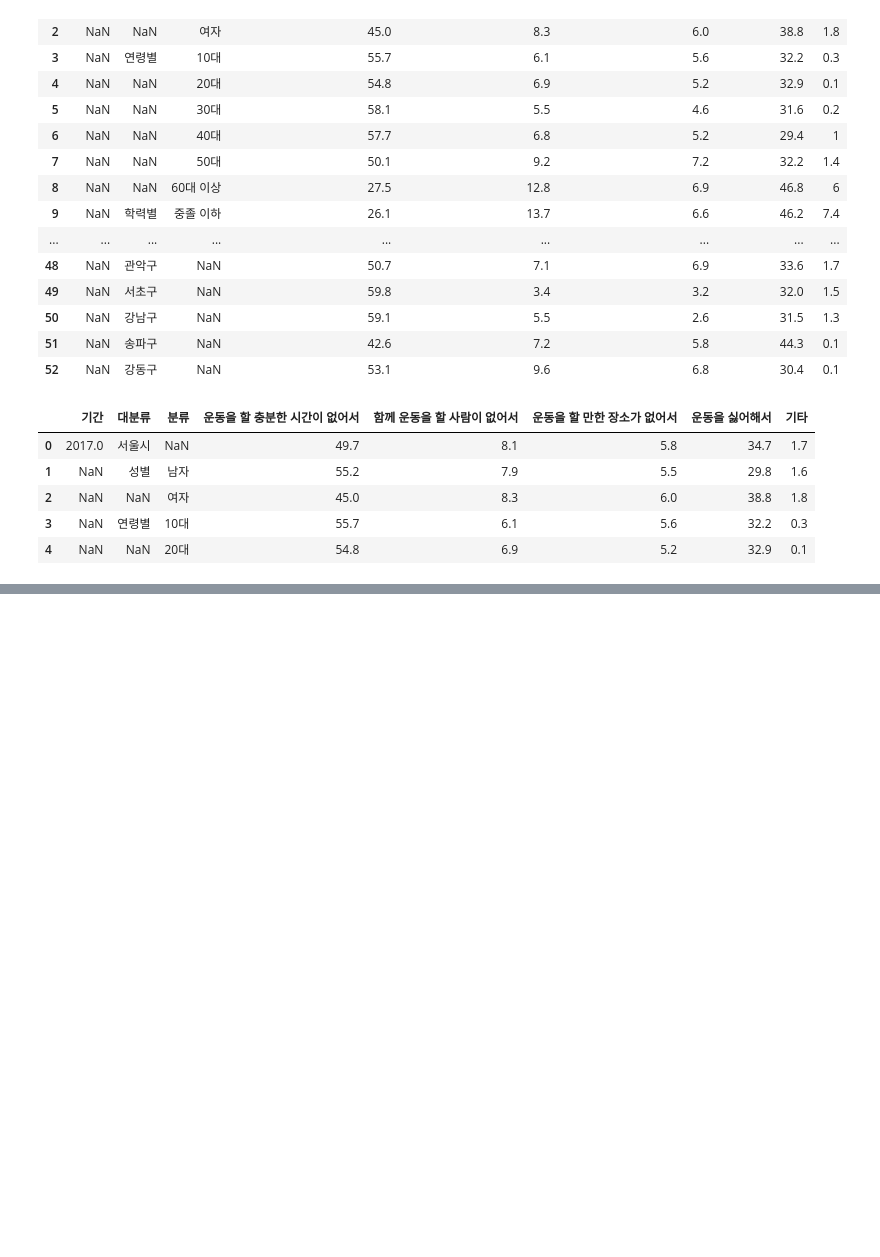
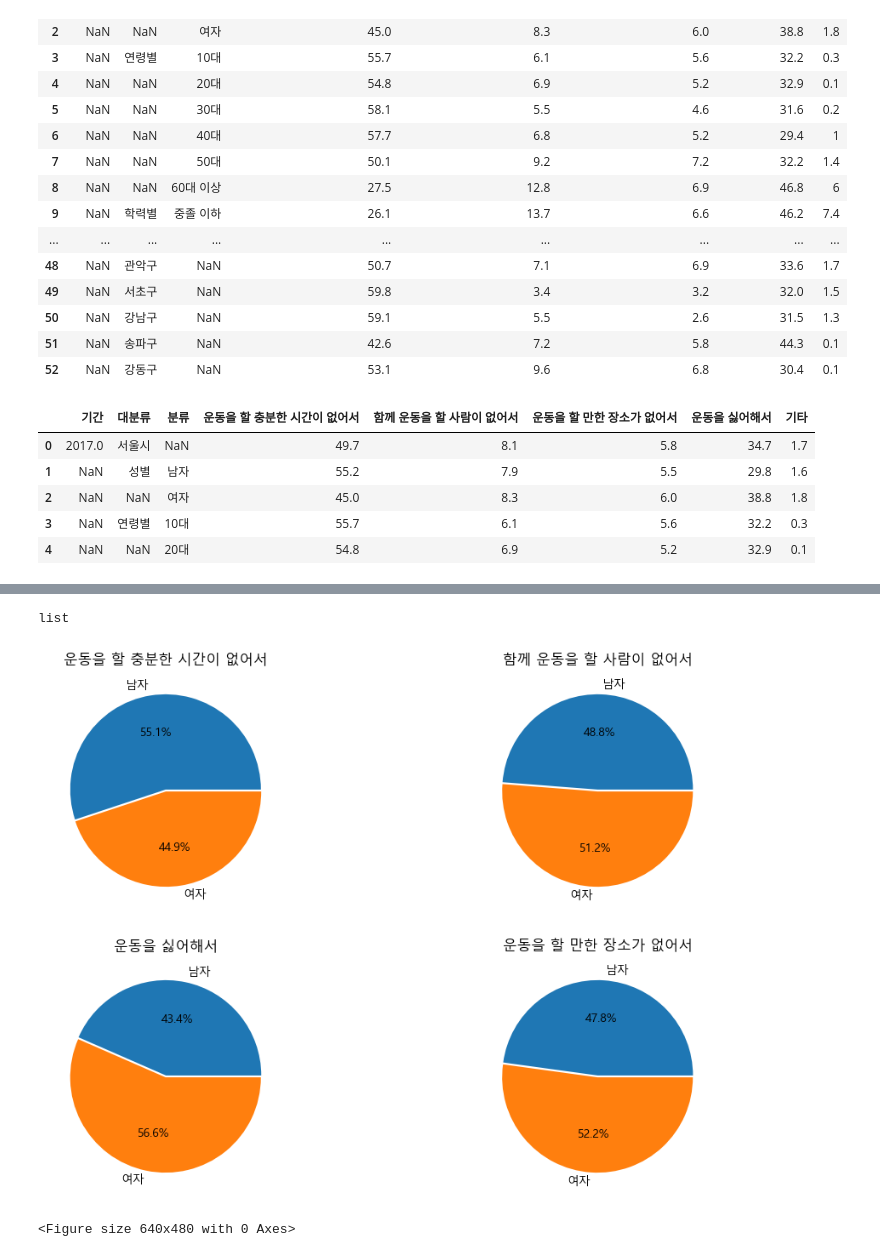
Before and after one commit to EverJoyyyL20/sesac_data_analysis_workspace, a Jupyter notebook: practice_notexcel.ipynb, the cells around one changed output, grey strips where cells are left out. Cells and saved outputs as stored; diff of their text form; code cells hidden in the pictures; blank space fills up the shorter version.

```diff
--- a/practice_notexcel.ipynb
+++ b/practice_notexcel.ipynb
@@ -53,0 +64,4 @@ woman_col=list(df[2:3].columns)
+# %%
+type(no_time)
+# %% [output]
+list
@@ -53,0 +74,58 @@ woman_col=list(df[2:3].columns)
+# %%
+import platform
+import matplotlib as mpl
+from matplotlib import font_manager, rc
+system = platform.system()
+if system == "Windows":
+    font_path = "C:/Windows/Fonts/malgun.ttf"
+elif system == "Darwin":
+    font_path = "/System/Library/Fonts/AppleSDGothicNeo.ttc"
+elif system == "Linux":
+    font_path = "/usr/share/fonts/truetype/nanum/NanumGothic.ttf"
+else:
+    font_path = None
+if font_path:
+    font = font_manager.FontProperties(fname=font_path).get_name()
+    mpl.rcParams['font.family'] = font
+else:
+    print("폰트 경로를 확인해주세요.")
+mpl.rcParams['axes.unicode_minus'] = False
+# %%
+import matplotlib.pyplot as plt
+
+plt.figure(figsize=(12,8))
+explode=[0.01,0.01]
+plt.subplot(2,2,1)
+plt.pie(no_time,labels=man_woman,explode=explode,autopct="%.1f%%")
+plt.title('운동을 할 충분한 시간이 없어서')
+
+
+
+
+explode=[0.01,0.01]
+plt.subplot(2,2,2)
+plt.pie(no_one,labels=man_woman,explode=explode,autopct="%.1f%%")
+plt.title('함께 운동을 할 사람이 없어서')
+
+
+
+
+explode=[0.01,0.01]
+plt.subplot(2,2,3)
+plt.pie(hate_ex,labels=man_woman,explode=explode,autopct="%.1f%%")
+plt.title('운동을 싫어해서')
+
+
+
+
+explode=[0.01,0.01]
+plt.subplot(2,2,4)
+plt.pie(no_place,labels=man_woman,explode=explode,autopct="%.1f%%")
+plt.title('운동을 할 만한 장소가 없어서')
+plt.show()
+
+plt.tight_layout()
+plt.show()
+# %% [output]
+[figure, added]
+<Figure size 640x480 with 0 Axes>
```
Also changed, not shown: parts of 35 cells of this notebook.
